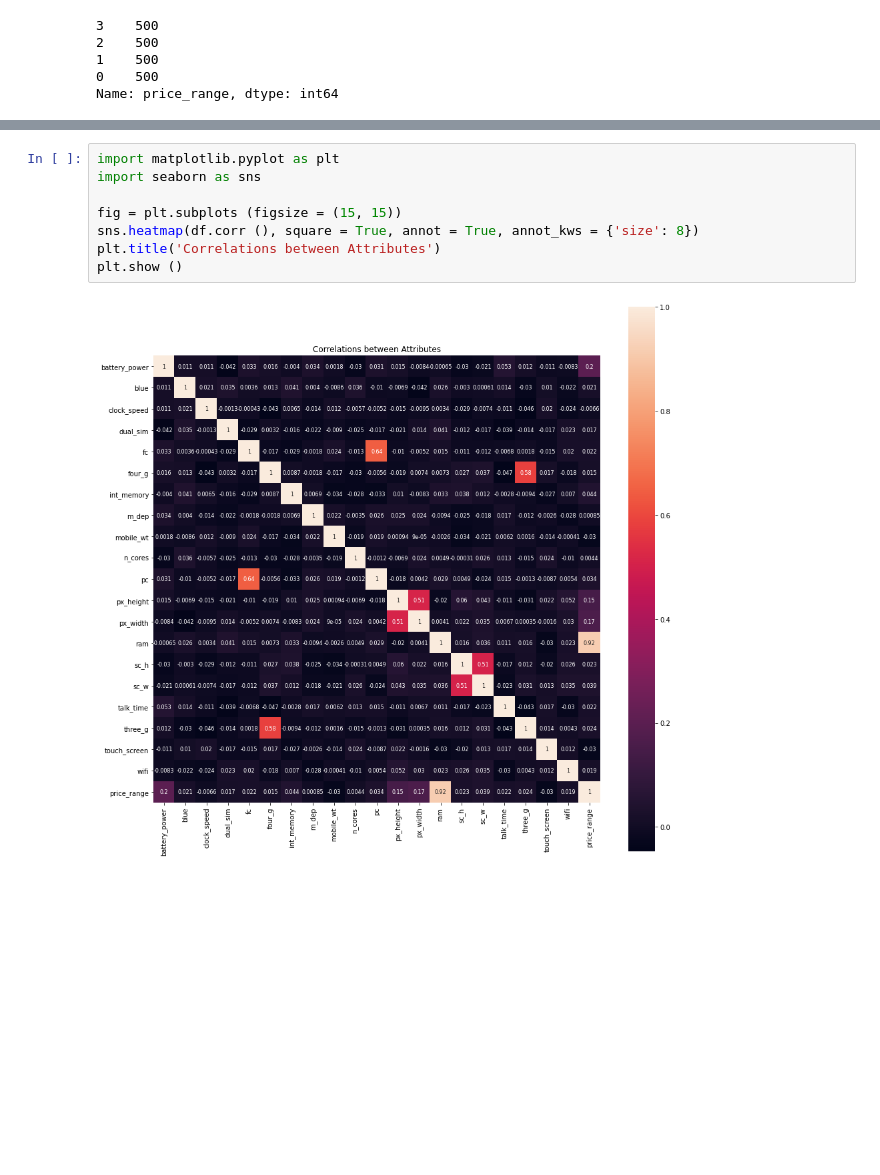
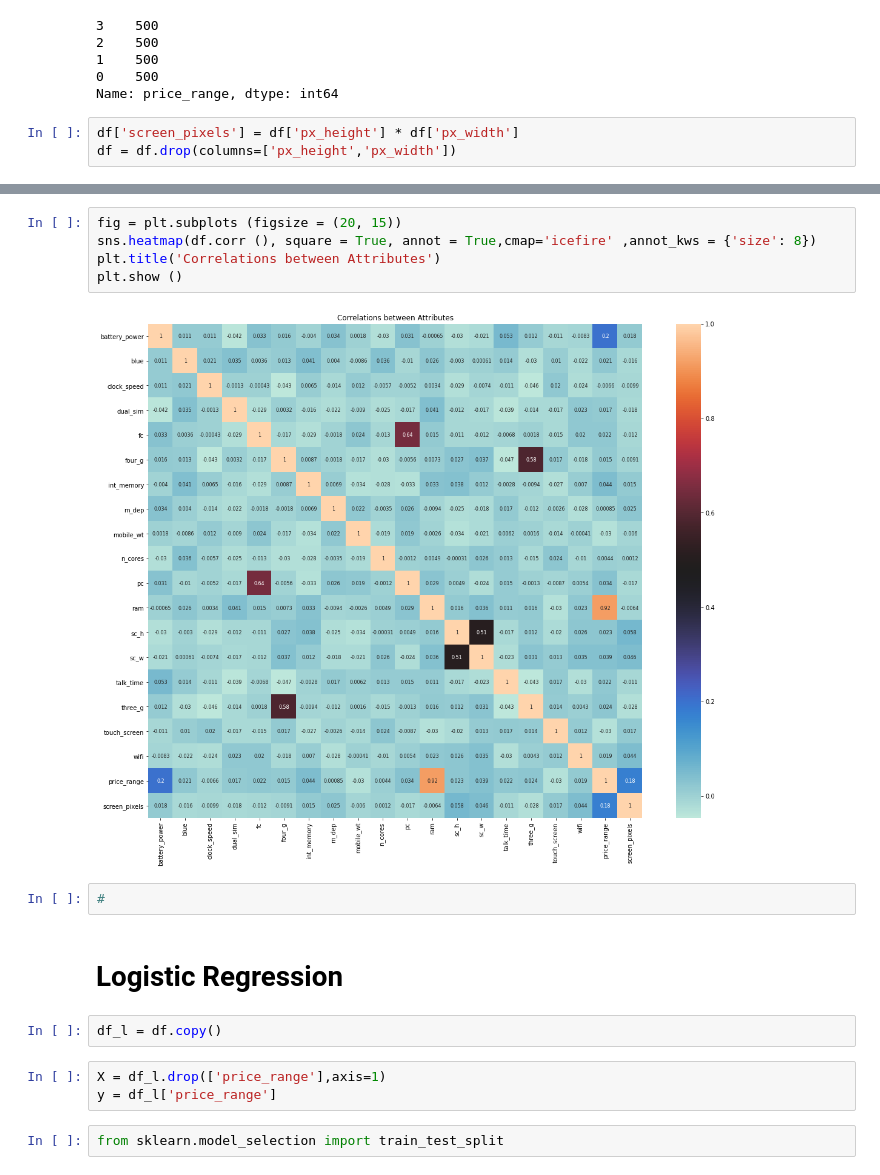
Before and after one commit to VaideswarReddy/Mobile_price_prediction, a Jupyter notebook: Mobile_price_prediction_Vaideswar.ipynb, the cells around one changed output, grey strips where cells are left out. Saved outputs shown, nothing was run; the diff lists cells and outputs as text; blank space fills up the shorter version.

```diff
--- a/Mobile_price_prediction_Vaideswar.ipynb
+++ b/Mobile_price_prediction_Vaideswar.ipynb
@@ -106,3 +171,6 @@ df.price_range.value_counts()
 1    500
 0    500
 Name: price_range, dtype: int64
+# %%
+df['screen_pixels'] = df['px_height'] * df['px_width']
+df = df.drop(columns=['px_height','px_width'])
@@ -109,10 +186,18 @@ Name: price_range, dtype: int64
 # %%
-import matplotlib.pyplot as plt
-import seaborn as sns
-
-fig = plt.subplots (figsize = (15, 15))
-sns.heatmap(df.corr (), square = True, annot = True, annot_kws = {'size': 8})
+fig = plt.subplots (figsize = (20, 15))
+sns.heatmap(df.corr (), square = True, annot = True,cmap='icefire' ,annot_kws = {'size': 8})
 plt.title('Correlations between Attributes')
 plt.show ()
 # %% [output]
-[figure, old version]
+[figure, new version]
+# %%
+#
+# %% [markdown]
+# Logistic Regression
+# %%
+df_l = df.copy()
+# %%
+X = df_l.drop(['price_range'],axis=1)
+y = df_l['price_range']
+# %%
+from sklearn.model_selection import train_test_split
```
Also changed, not shown: parts of 28 cells of this notebook.
